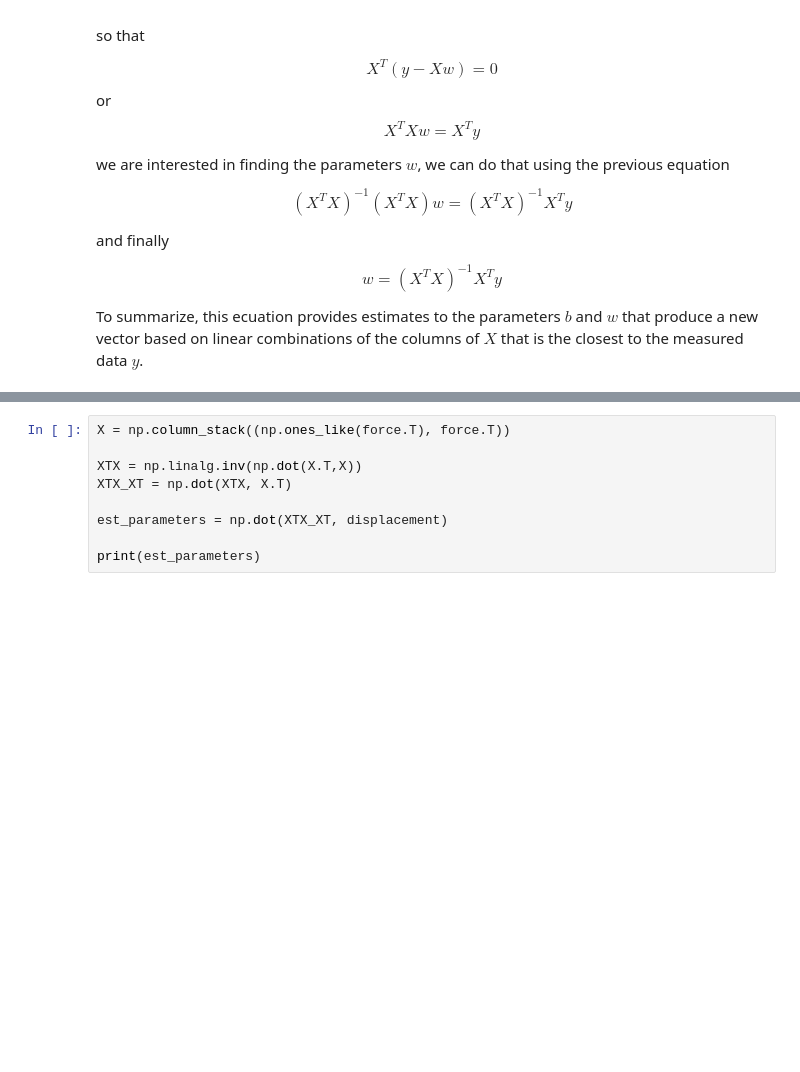
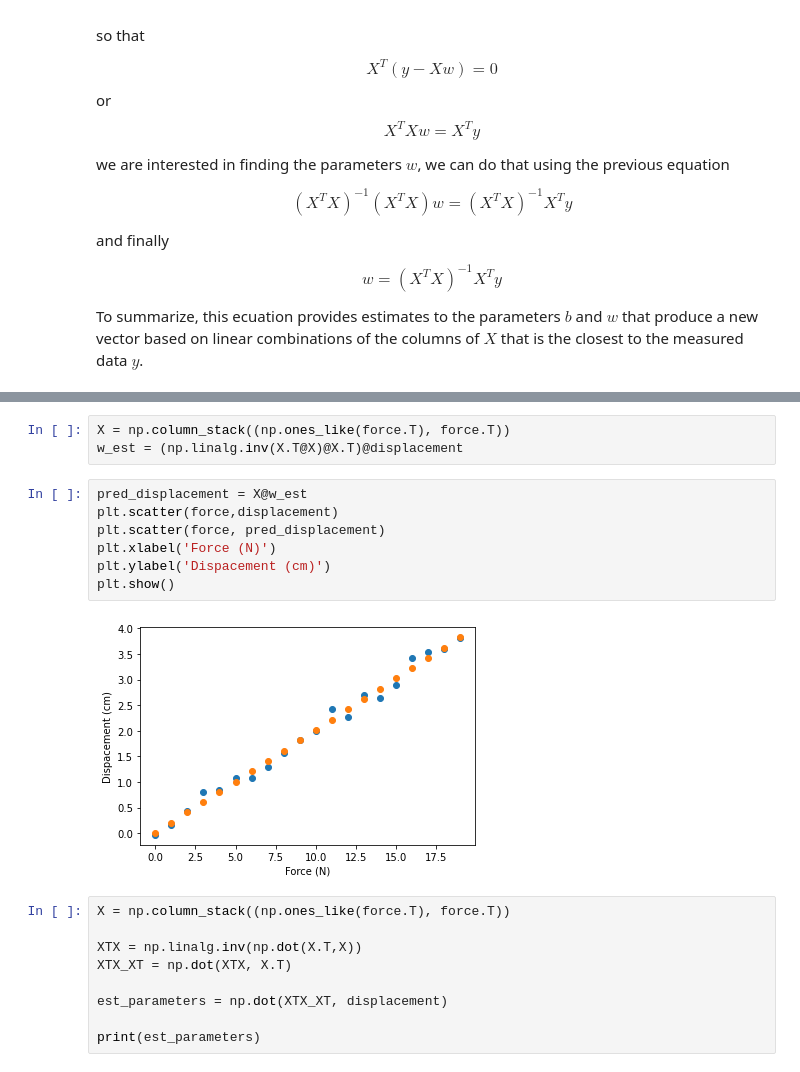
Before and after one commit to dguari1/BME3240_2021, a Jupyter notebook: Linear_Regression.ipynb, the cells around one changed output, grey strips where cells are left out. Saved outputs shown, nothing was run; the diff lists cells and outputs as text; blank space fills up the shorter version.

```diff
--- a/Linear_Regression.ipynb
+++ b/Linear_Regression.ipynb
@@ -131,3 +131,15 @@ plt.show()
+# %%
+X = np.column_stack((np.ones_like(force.T), force.T))
+w_est = (np.linalg.inv(X.T@X)@X.T)@displacement
+# %%
+pred_displacement = X@w_est
+plt.scatter(force,displacement)
+plt.scatter(force, pred_displacement)
+plt.xlabel('Force (N)')
+plt.ylabel('Dispacement (cm)')
+plt.show()
+# %% [output]
+[figure, added]
 # %%
 X = np.column_stack((np.ones_like(force.T), force.T))
 
```
Also changed, not shown: parts of 5 cells of this notebook, 1 other file.
